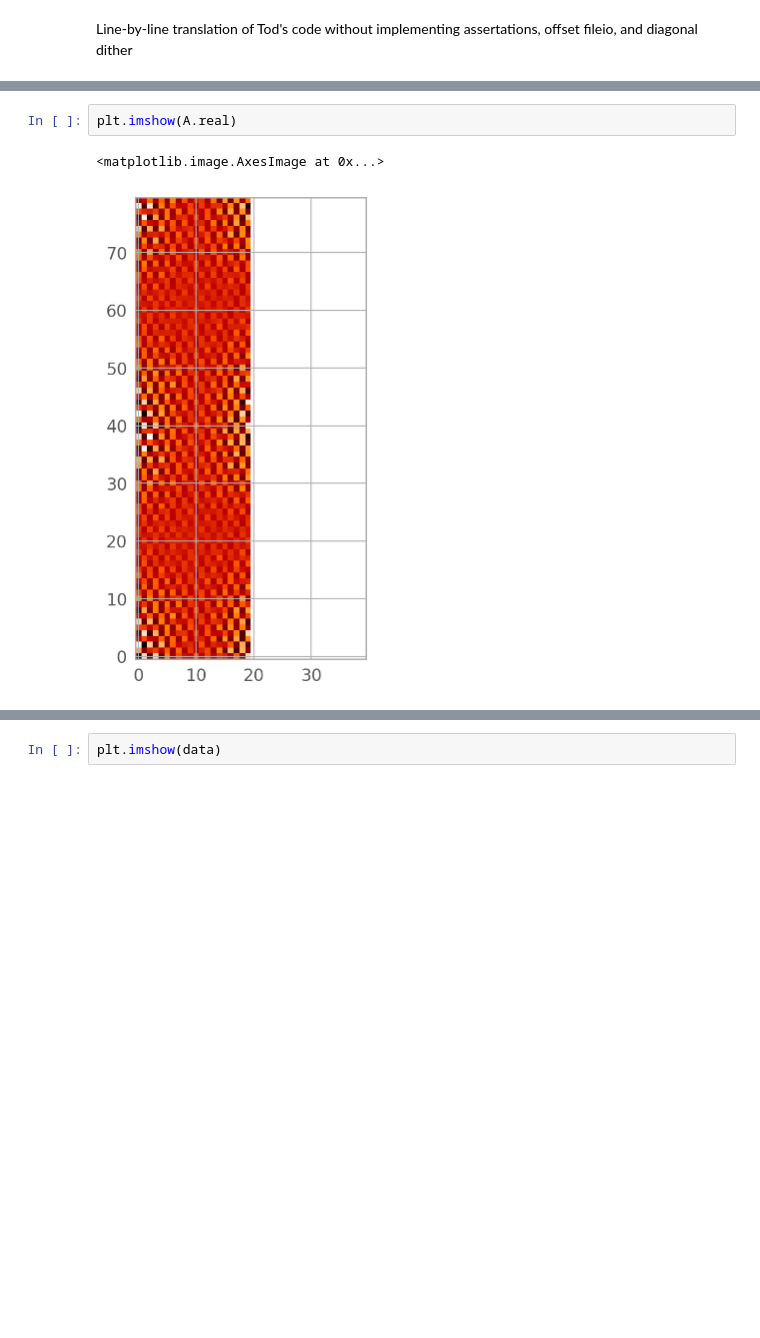
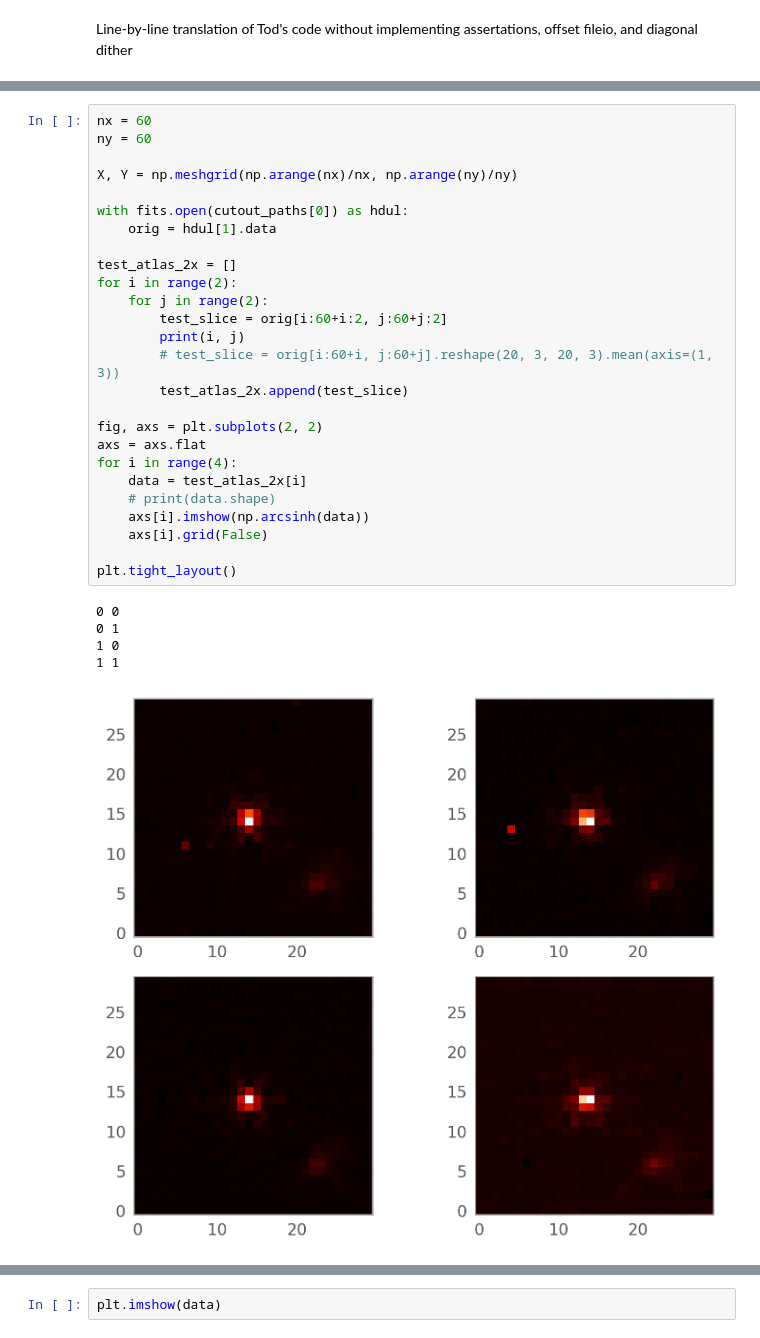
Before and after one commit to Chisen-Lupus/proper-dither, a Jupyter notebook: demo.ipynb, the cells around one changed output, grey strips where cells are left out. Drawn from its saved outputs; the diff is of its cells as text; blank space fills up the shorter version.

```diff
--- a/demo.ipynb
+++ b/demo.ipynb
@@ -1561,5 +1262,32 @@ Image 1, power 0j, sector 1
-# %%
-plt.imshow(A.real)
-# %% [output]
-<matplotlib.image.AxesImage at 0x...>
-[figure, removed]
+# %%
+nx = 60
+ny = 60
+
+X, Y = np.meshgrid(np.arange(nx)/nx, np.arange(ny)/ny)
+
+with fits.open(cutout_paths[0]) as hdul:
+    orig = hdul[1].data
+
+test_atlas_2x = []
+for i in range(2):
+    for j in range(2):
+        test_slice = orig[i:60+i:2, j:60+j:2]
+        print(i, j)
+        # test_slice = orig[i:60+i, j:60+j].reshape(20, 3, 20, 3).mean(axis=(1, 3))
+        test_atlas_2x.append(test_slice)
+
+fig, axs = plt.subplots(2, 2)
+axs = axs.flat
+for i in range(4):
+    data = test_atlas_2x[i]
+    # print(data.shape)
+    axs[i].imshow(np.arcsinh(data))
+    axs[i].grid(False)
+
+plt.tight_layout()
+# %% [output]
+0 0
+0 1
+1 0
+1 1
+[figure, added]
```
Also changed, not shown: parts of 16 cells of this notebook.
